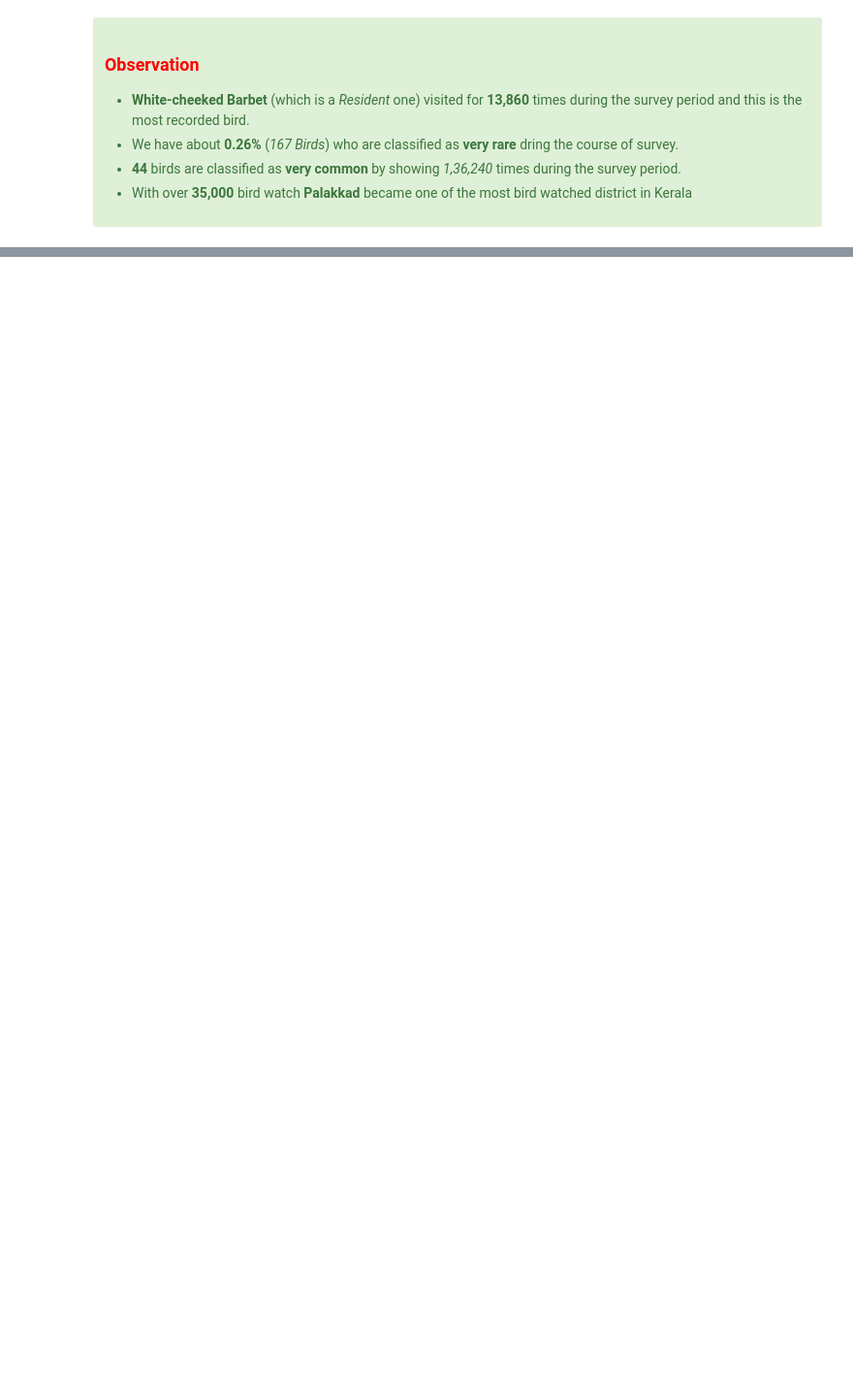
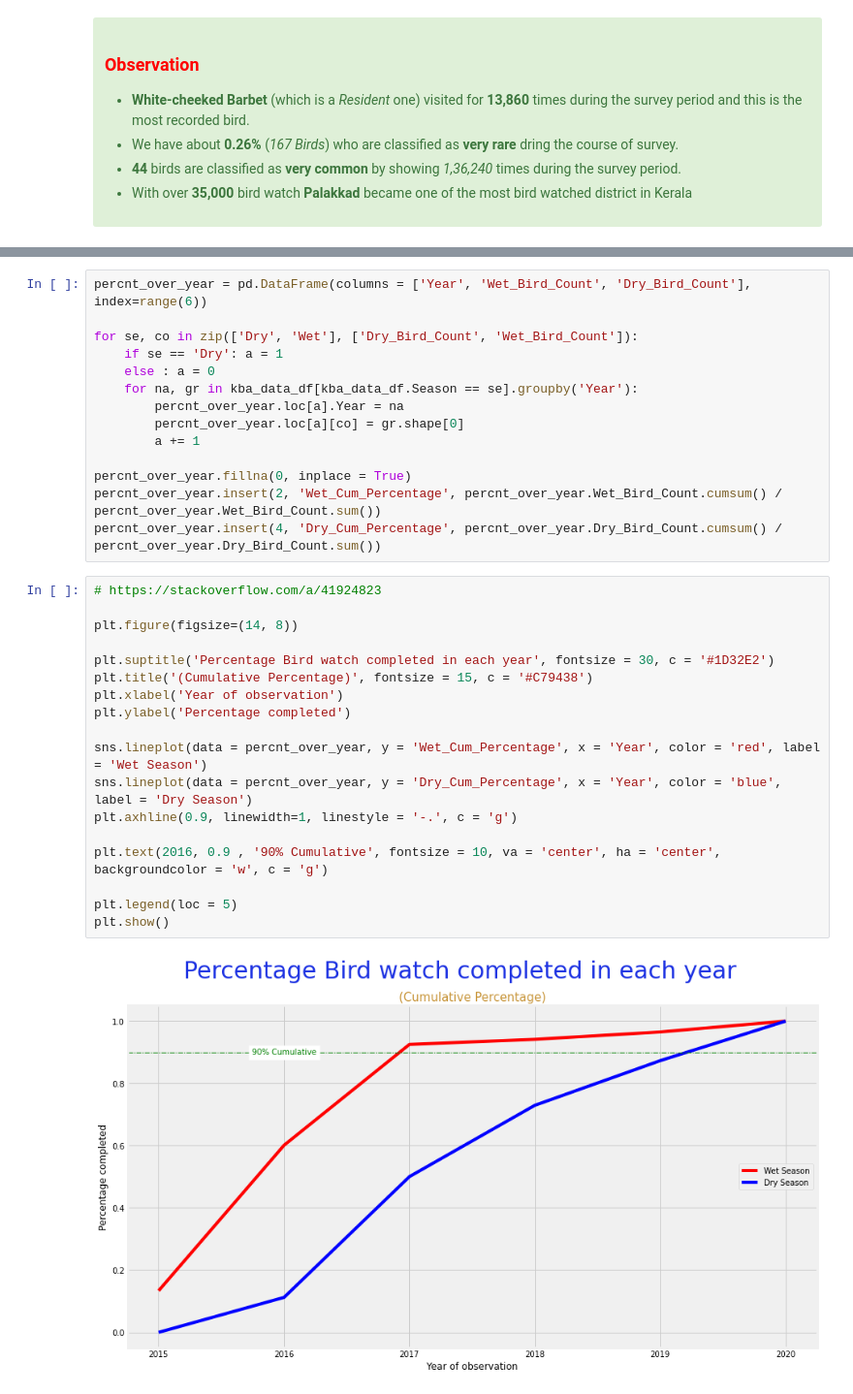
Before and after one commit to jishnukoliyadan/Kerala_Bird_Atlas, a Jupyter notebook: Kerala_Bird_Atlas.ipynb, the cells around one changed output, grey strips where cells are left out. Shown at 97% size. Cells and saved outputs as stored; diff of their text form; blank space fills up the shorter version.

```diff
--- a/Kerala_Bird_Atlas.ipynb
+++ b/Kerala_Bird_Atlas.ipynb
@@ -500,0 +688,34 @@ plt.show()
+# %%
+percnt_over_year = pd.DataFrame(columns = ['Year', 'Wet_Bird_Count', 'Dry_Bird_Count'], index=range(6))
+
+for se, co in zip(['Dry', 'Wet'], ['Dry_Bird_Count', 'Wet_Bird_Count']):
+    if se == 'Dry': a = 1
+    else : a = 0
+    for na, gr in kba_data_df[kba_data_df.Season == se].groupby('Year'):
+        percnt_over_year.loc[a].Year = na
+        percnt_over_year.loc[a][co] = gr.shape[0]
+        a += 1
+
+percnt_over_year.fillna(0, inplace = True)
+percnt_over_year.insert(2, 'Wet_Cum_Percentage', percnt_over_year.Wet_Bird_Count.cumsum() / percnt_over_year.Wet_Bird_Count.sum())
+percnt_over_year.insert(4, 'Dry_Cum_Percentage', percnt_over_year.Dry_Bird_Count.cumsum() / percnt_over_year.Dry_Bird_Count.sum())
+# %%
+# https://stackoverflow.com/a/41924823
+
+plt.figure(figsize=(14, 8))
+
+plt.suptitle('Percentage Bird watch completed in each year', fontsize = 30, c = '#1D32E2')
+plt.title('(Cumulative Percentage)', fontsize = 15, c = '#C79438')
+plt.xlabel('Year of observation')
+plt.ylabel('Percentage completed')
+
+sns.lineplot(data = percnt_over_year, y = 'Wet_Cum_Percentage', x = 'Year', color = 'red', label = 'Wet Season')
+sns.lineplot(data = percnt_over_year, y = 'Dry_Cum_Percentage', x = 'Year', color = 'blue', label = 'Dry Season')
+plt.axhline(0.9, linewidth=1, linestyle = '-.', c = 'g')
+
+plt.text(2016, 0.9 , '90% Cumulative', fontsize = 10, va = 'center', ha = 'center', backgroundcolor = 'w', c = 'g')
+
+plt.legend(loc = 5)
+plt.show()
+# %% [output]
+[figure, added]
```
Also changed, not shown: parts of 16 cells of this notebook, 1 other file.
